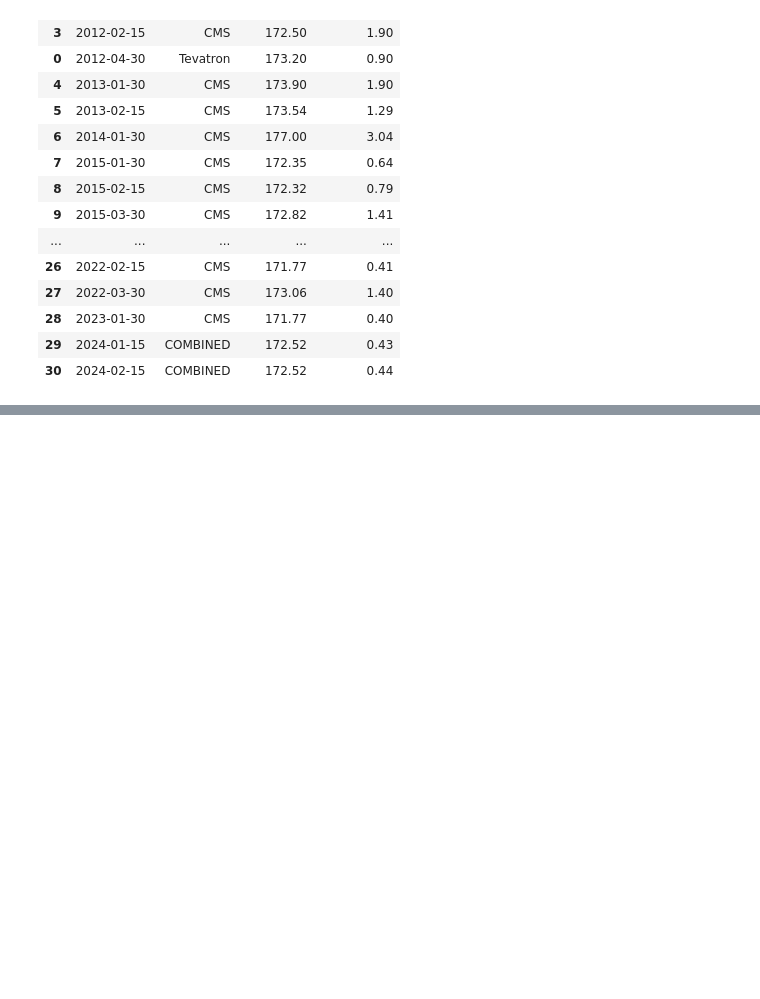
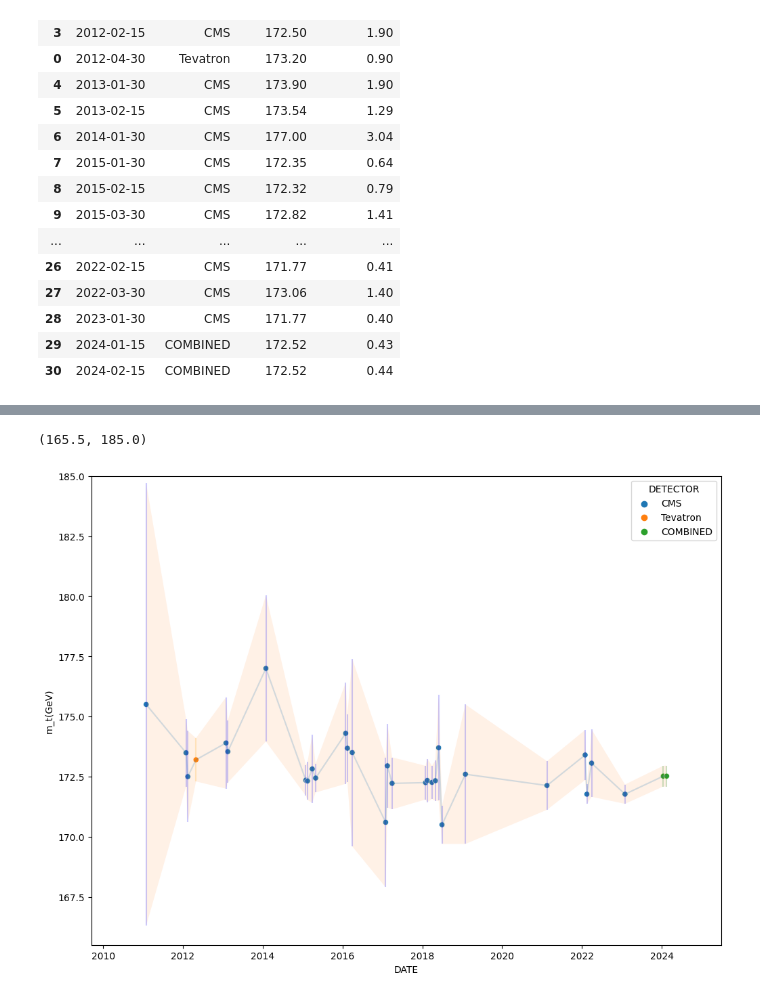
Before and after one commit to ysfcil/Data-Analysis, a Jupyter notebook: top_quark.ipynb, the cells around one changed output, grey strips where cells are left out. Cells and saved outputs as stored; diff of their text form; code cells hidden in the pictures; blank space fills up the shorter version.

```diff
--- a/top_quark.ipynb
+++ b/top_quark.ipynb
@@ -58,0 +77,11 @@ plt.show()
+# %%
+import seaborn as sns
+plt = sns.scatterplot(data=df, x=x,y=y,hue=df["DETECTOR"])
+plt.figure.set_size_inches(12, 9)
+plt.errorbar(x, y, yerr=df["error(GeV)"], alpha = .2, ecolor=df["color"])
+plt.fill_between(x,y-error, y+error, alpha=.1)
+plt.set_xlim(df["DATE"].min()-pd.Timedelta(days=500),df["DATE"].max()+pd.Timedelta(days=500))
+plt.set_ylim(165.5, 185)
+# %% [output]
+(165.5, 185.0)
+[figure, added]
```
Also changed, not shown: parts of 3 cells of this notebook, 23 other files.
